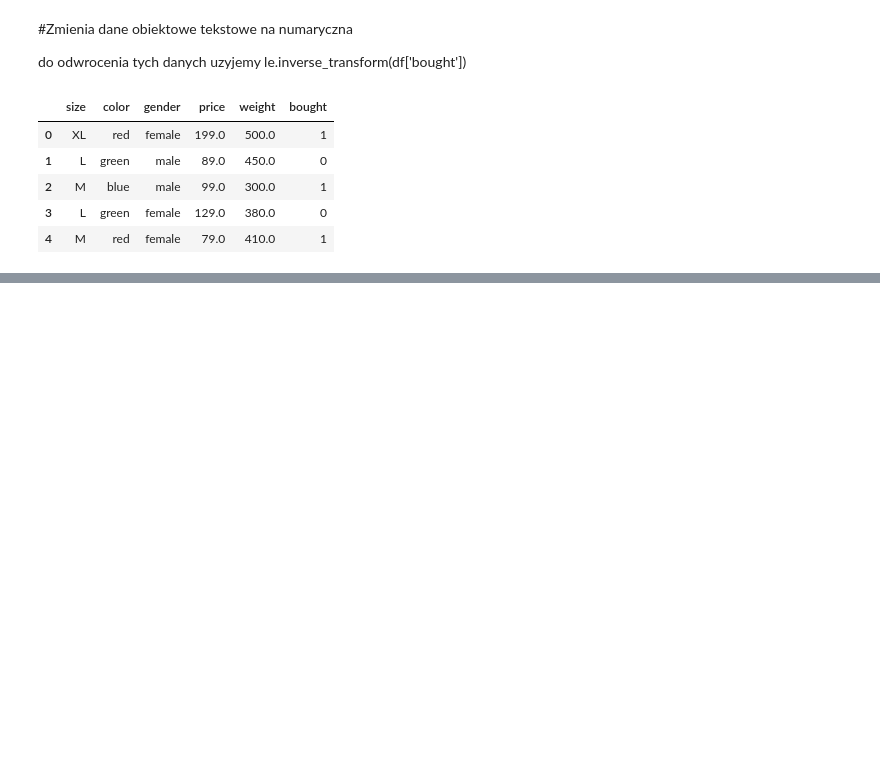
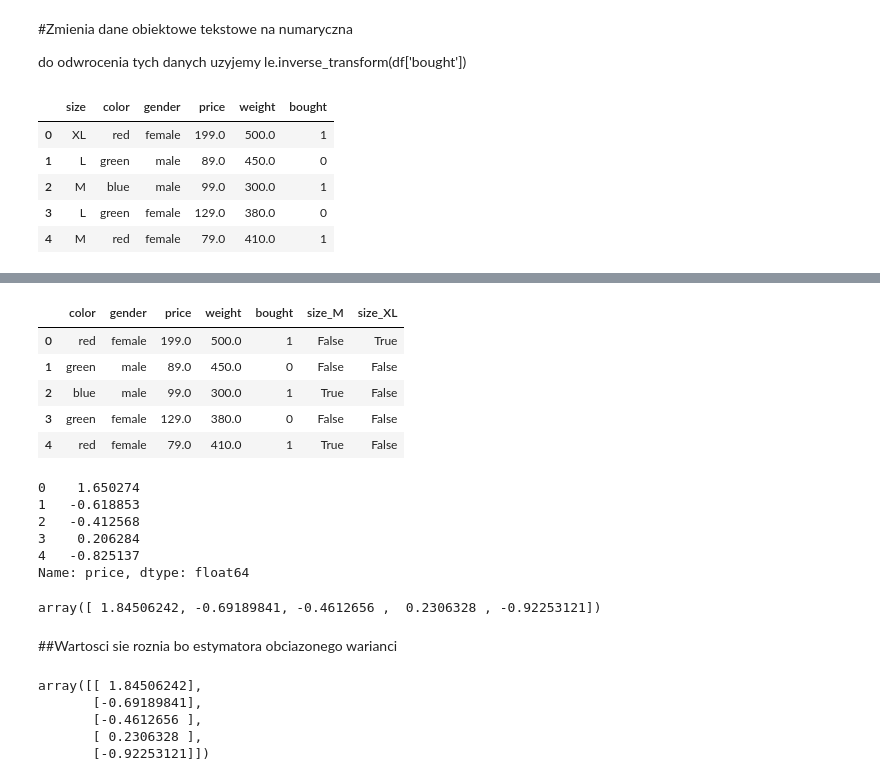
Before and after one commit to DawidSzoka1/Machine-Learning, a Jupyter notebook: data_preparation.ipynb, the cells around one changed output, grey strips where cells are left out. Cells and saved outputs as stored; diff of their text form; code cells hidden in the pictures; blank space fills up the shorter version.

```diff
--- a/data_preparation.ipynb
+++ b/data_preparation.ipynb
@@ -145,0 +196,9 @@ array([2, 1, 0, 1, 2])
+# %%
+pd.get_dummies(df, drop_first=True, columns=['size'])
+# %% [output]
+|  | color | gender | price | weight | bought | size_M | size_XL |
+| 0 | red | female | 199.0 | 500.0 | 1 | False | True |
+| 1 | green | male | 89.0 | 450.0 | 0 | False | False |
+| 2 | blue | male | 99.0 | 300.0 | 1 | True | False |
+| 3 | green | female | 129.0 | 380.0 | 0 | False | False |
+| 4 | red | female | 79.0 | 410.0 | 1 | True | False |
@@ -145,0 +210,29 @@ array([2, 1, 0, 1, 2])
+# %%
+standardize(df_raw['price'])
+# %% [output]
+0    1.650274
+1   -0.618853
+2   -0.412568
+3    0.206284
+4   -0.825137
+Name: price, dtype: float64
+# %%
+from sklearn.preprocessing import scale
+
+scale(df_raw['price'])
+# %% [output]
+array([ 1.84506242, -0.69189841, -0.4612656 ,  0.2306328 , -0.92253121])
+# %% [markdown]
+##Wartosci sie roznia bo estymatora obciazonego warianci
+# %%
+from sklearn.preprocessing import StandardScaler
+
+scaler = StandardScaler()
+scaler.fit(df_raw[['price']])
+scaler.transform(df_raw[['price']])
+# %% [output]
+array([[ 1.84506242],
+       [-0.69189841],
+       [-0.4612656 ],
+       [ 0.2306328 ],
+       [-0.92253121]])
```
Also changed, not shown: parts of 18 cells of this notebook.
